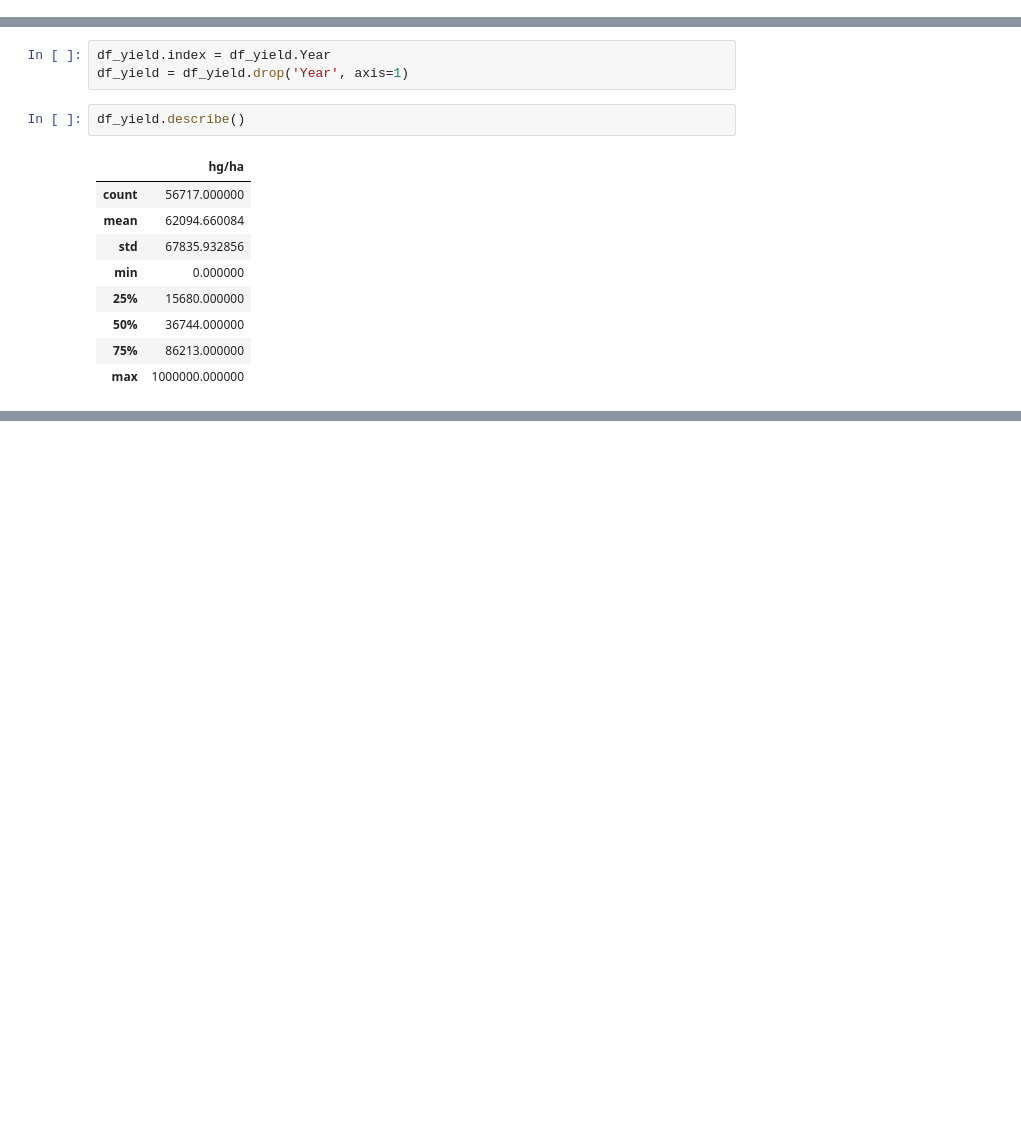
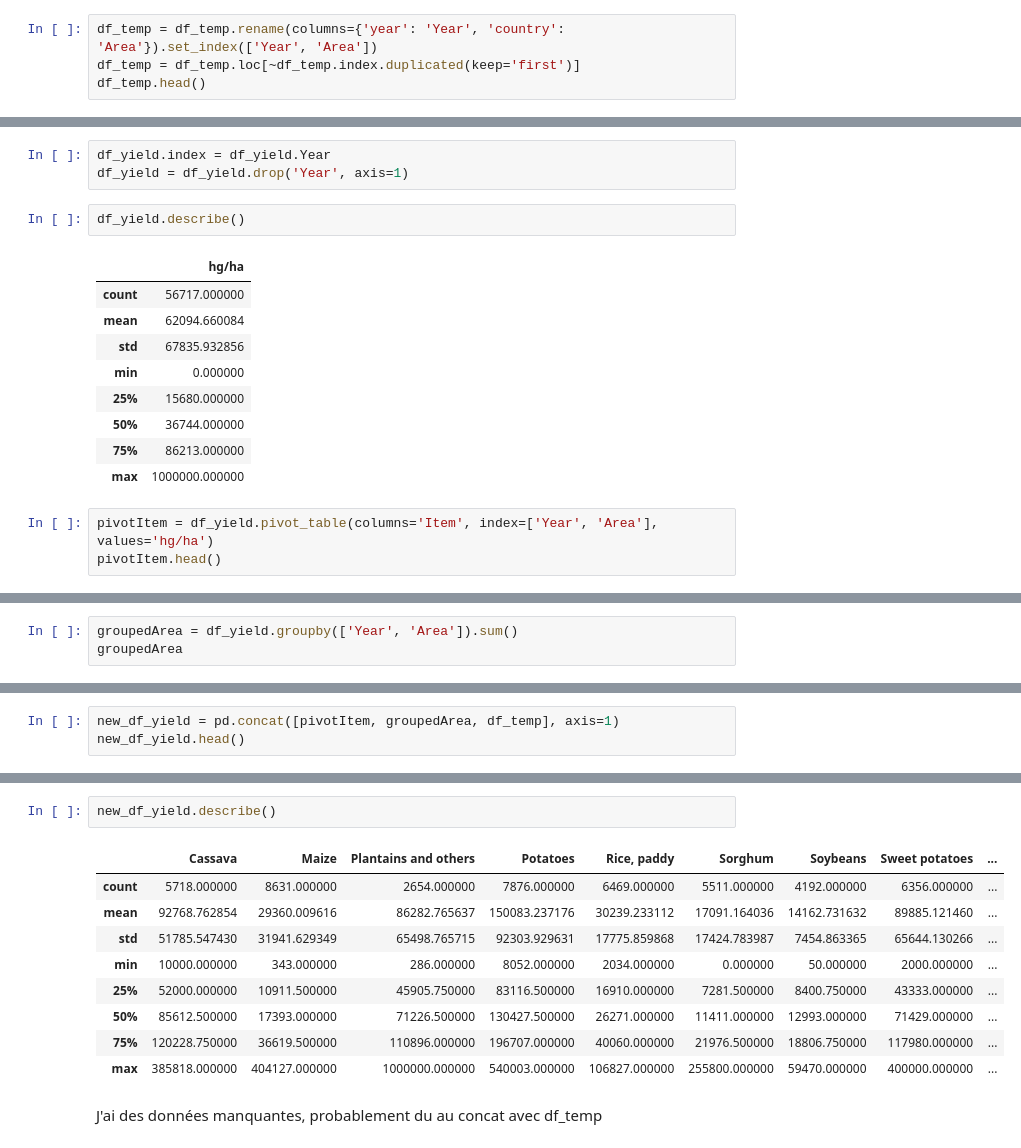
Before and after one commit to wrzdylan/crop_yield_prediction, a Jupyter notebook: data_analysis.ipynb, the cells around one changed output, grey strips where cells are left out. Drawn from its saved outputs; the diff is of its cells as text; blank space fills up the shorter version.

```diff
--- a/data_analysis.ipynb
+++ b/data_analysis.ipynb
@@ -280,0 +259,4 @@ df_temp.head()
+# %%
+df_temp = df_temp.rename(columns={'year': 'Year', 'country': 'Area'}).set_index(['Year', 'Area'])
+df_temp = df_temp.loc[~df_temp.index.duplicated(keep='first')]
+df_temp.head()
@@ -329,3 +319,6 @@ df_yield.describe()
 | 50% | 36744.000000 |
 | 75% | 86213.000000 |
 | max | 1000000.000000 |
+# %%
+pivotItem = df_yield.pivot_table(columns='Item', index=['Year', 'Area'], values='hg/ha')
+pivotItem.head()
@@ -331,0 +333,3 @@ df_yield.describe()
+# %%
+groupedArea = df_yield.groupby(['Year', 'Area']).sum()
+groupedArea
@@ -331,0 +351,3 @@ df_yield.describe()
+# %%
+new_df_yield = pd.concat([pivotItem, groupedArea, df_temp], axis=1)
+new_df_yield.head()
@@ -331,0 +372,14 @@ df_yield.describe()
+# %%
+new_df_yield.describe()
+# %% [output]
+|  | Cassava | Maize | Plantains and others | Potatoes | Rice, paddy | Sorghum | Soybeans | Sweet potatoes | ... |
+| count | 5718.000000 | 8631.000000 | 2654.000000 | 7876.000000 | 6469.000000 | 5511.000000 | 4192.000000 | 6356.000000 | ... |
+| mean | 92768.762854 | 29360.009616 | 86282.765637 | 150083.237176 | 30239.233112 | 17091.164036 | 14162.731632 | 89885.121460 | ... |
+| std | 51785.547430 | 31941.629349 | 65498.765715 | 92303.929631 | 17775.859868 | 17424.783987 | 7454.863365 | 65644.130266 | ... |
+| min | 10000.000000 | 343.000000 | 286.000000 | 8052.000000 | 2034.000000 | 0.000000 | 50.000000 | 2000.000000 | ... |
+| 25% | 52000.000000 | 10911.500000 | 45905.750000 | 83116.500000 | 16910.000000 | 7281.500000 | 8400.750000 | 43333.000000 | ... |
+| 50% | 85612.500000 | 17393.000000 | 71226.500000 | 130427.500000 | 26271.000000 | 11411.000000 | 12993.000000 | 71429.000000 | ... |
+| 75% | 120228.750000 | 36619.500000 | 110896.000000 | 196707.000000 | 40060.000000 | 21976.500000 | 18806.750000 | 117980.000000 | ... |
+| max | 385818.000000 | 404127.000000 | 1000000.000000 | 540003.000000 | 106827.000000 | 255800.000000 | 59470.000000 | 400000.000000 | ... |
+# %% [markdown]
+J'ai des données manquantes, probablement du au concat avec df_temp
```
Also changed, not shown: parts of 8 cells of this notebook.
